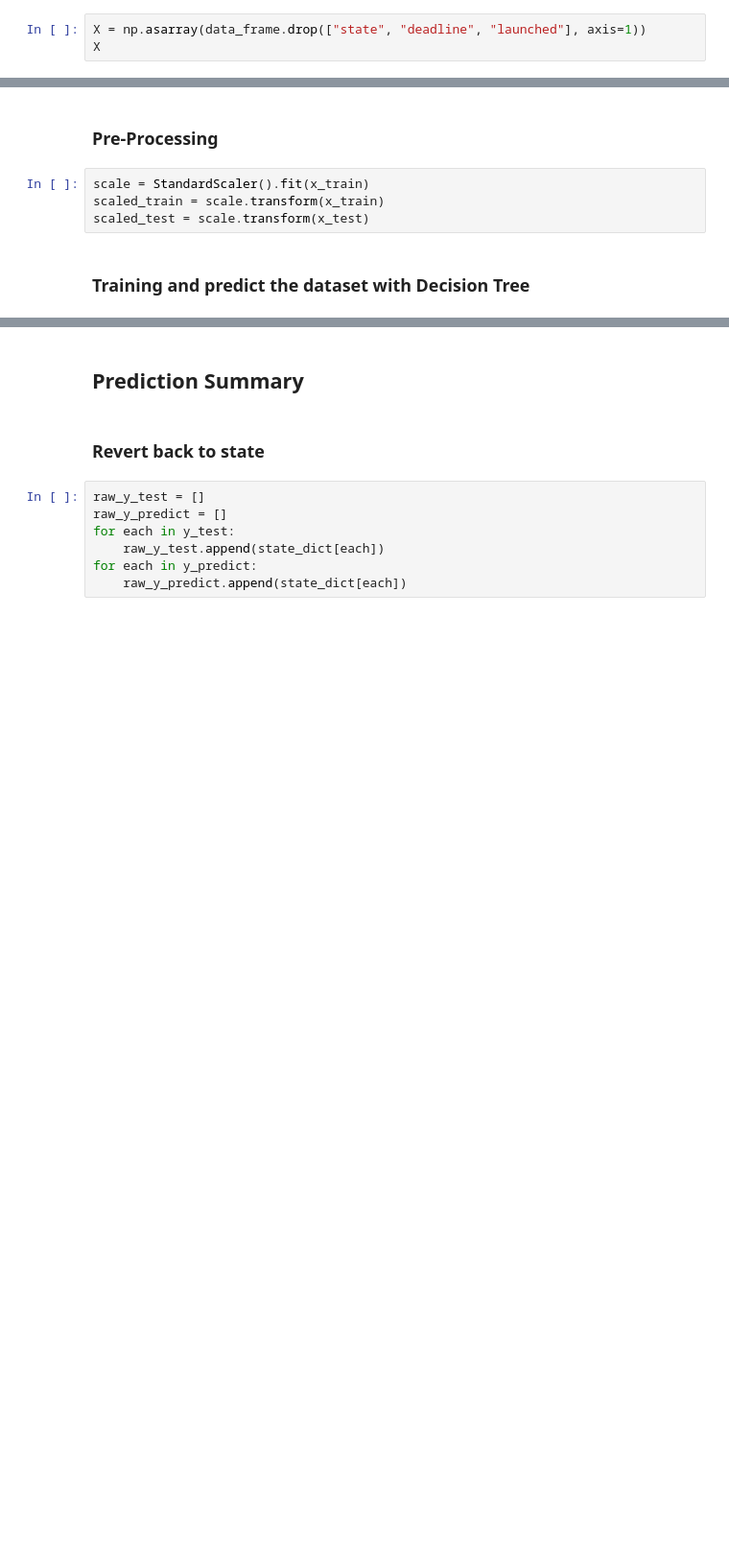
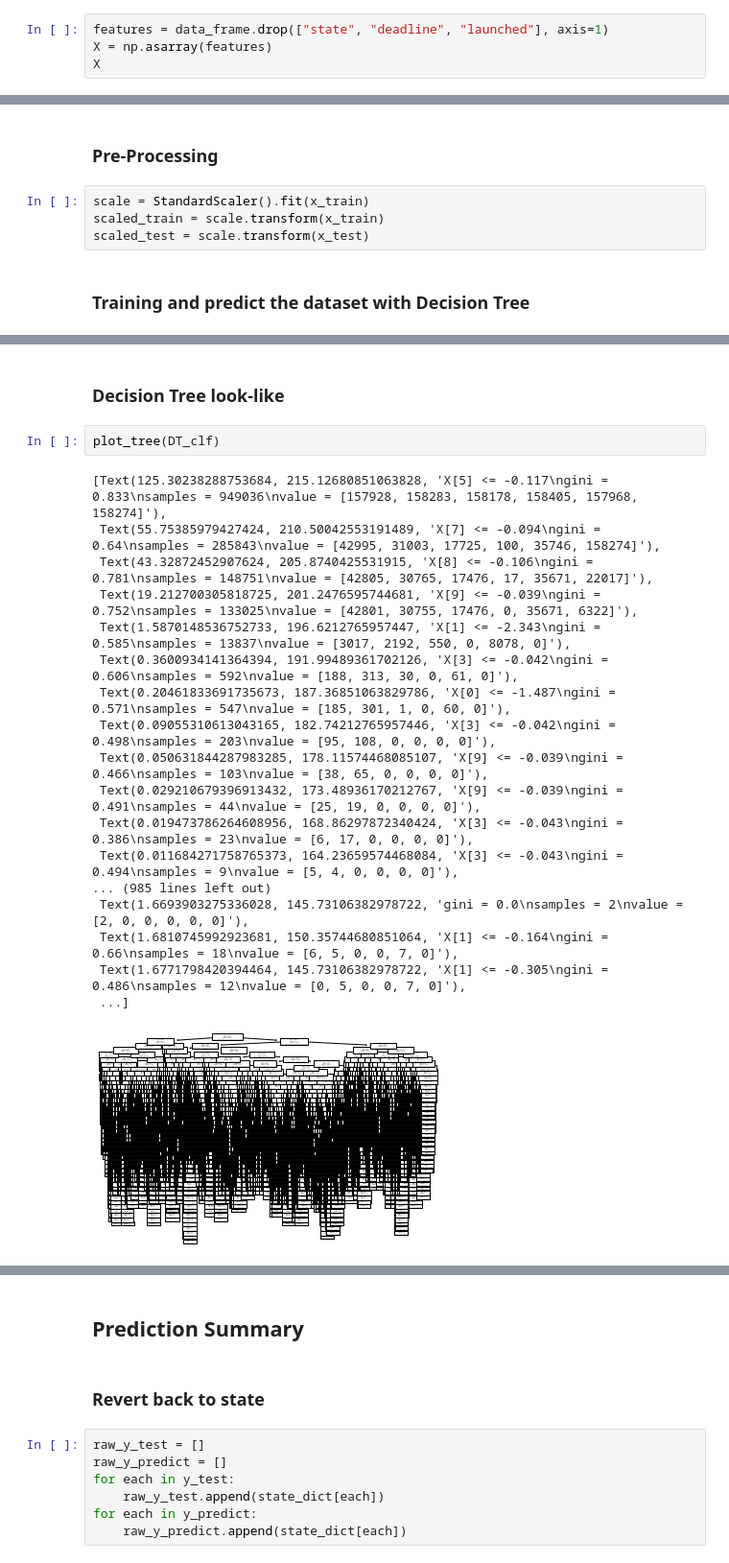
Before and after one commit to FawenYo/NTU-KickStarter-Analyze, a Jupyter notebook: main.ipynb, the cells around one changed output, grey strips where cells are left out. Shown at 96% size. Saved outputs shown, nothing was run; the diff lists cells and outputs as text; blank space fills up the shorter version.

Commit message:
feat: rmse, importance and decision tree plot

```diff
--- a/main.ipynb
+++ b/main.ipynb
@@ -149,7 +153,8 @@ data_frame.head()
 ### X: Input, data except for "state", "deadline" and "launched".
 ### Y: Ouput, project state.
 # %%
-X = np.asarray(data_frame.drop(["state", "deadline", "launched"], axis=1))
+features = data_frame.drop(["state", "deadline", "launched"], axis=1)
+X = np.asarray(features)
 X
 # %% [output]
 array([[1.08000e+02, 1.20000e+01, 5.00000e+00, ..., 0.00000e+00,
@@ -211,0 +219,23 @@ Accuracy of the model: 0.8791663154345444
+# %% [markdown]
+### Decision Tree look-like
+# %%
+plot_tree(DT_clf)
+# %% [output]
+[Text(125.30238288753684, 215.12680851063828, 'X[5] <= -0.117\ngini = 0.833\nsamples = 949036\nvalue = [157928, 158283, 158178, 158405, 157968, 158274]'),
+ Text(55.75385979427424, 210.50042553191489, 'X[7] <= -0.094\ngini = 0.64\nsamples = 285843\nvalue = [42995, 31003, 17725, 100, 35746, 158274]'),
+ Text(43.32872452907624, 205.8740425531915, 'X[8] <= -0.106\ngini = 0.781\nsamples = 148751\nvalue = [42805, 30765, 17476, 17, 35671, 22017]'),
+ Text(19.212700305818725, 201.2476595744681, 'X[9] <= -0.039\ngini = 0.752\nsamples = 133025\nvalue = [42801, 30755, 17476, 0, 35671, 6322]'),
+ Text(1.5870148536752733, 196.6212765957447, 'X[1] <= -2.343\ngini = 0.585\nsamples = 13837\nvalue = [3017, 2192, 550, 0, 8078, 0]'),
+ Text(0.3600934141364394, 191.99489361702126, 'X[3] <= -0.042\ngini = 0.606\nsamples = 592\nvalue = [188, 313, 30, 0, 61, 0]'),
+ Text(0.20461833691735673, 187.36851063829786, 'X[0] <= -1.487\ngini = 0.571\nsamples = 547\nvalue = [185, 301, 1, 0, 60, 0]'),
+ Text(0.09055310613043165, 182.74212765957446, 'X[3] <= -0.042\ngini = 0.498\nsamples = 203\nvalue = [95, 108, 0, 0, 0, 0]'),
+ Text(0.050631844287983285, 178.11574468085107, 'X[9] <= -0.039\ngini = 0.466\nsamples = 103\nvalue = [38, 65, 0, 0, 0, 0]'),
+ Text(0.029210679396913432, 173.48936170212767, 'X[9] <= -0.039\ngini = 0.491\nsamples = 44\nvalue = [25, 19, 0, 0, 0, 0]'),
+ Text(0.019473786264608956, 168.86297872340424, 'X[3] <= -0.043\ngini = 0.386\nsamples = 23\nvalue = [6, 17, 0, 0, 0, 0]'),
+ Text(0.011684271758765373, 164.23659574468084, 'X[3] <= -0.043\ngini = 0.494\nsamples = 9\nvalue = [5, 4, 0, 0, 0, 0]'),
+... (985 lines left out)
+ Text(1.6693903275336028, 145.73106382978722, 'gini = 0.0\nsamples = 2\nvalue = [2, 0, 0, 0, 0, 0]'),
+ Text(1.6810745992923681, 150.35744680851064, 'X[1] <= -0.164\ngini = 0.66\nsamples = 18\nvalue = [6, 5, 0, 0, 7, 0]'),
+ Text(1.6771798420394464, 145.73106382978722, 'X[1] <= -0.305\ngini = 0.486\nsamples = 12\nvalue = [0, 5, 0, 0, 7, 0]'),
+ ...]
+[figure, added]
```
Also changed, not shown: parts of 4 cells of this notebook.
